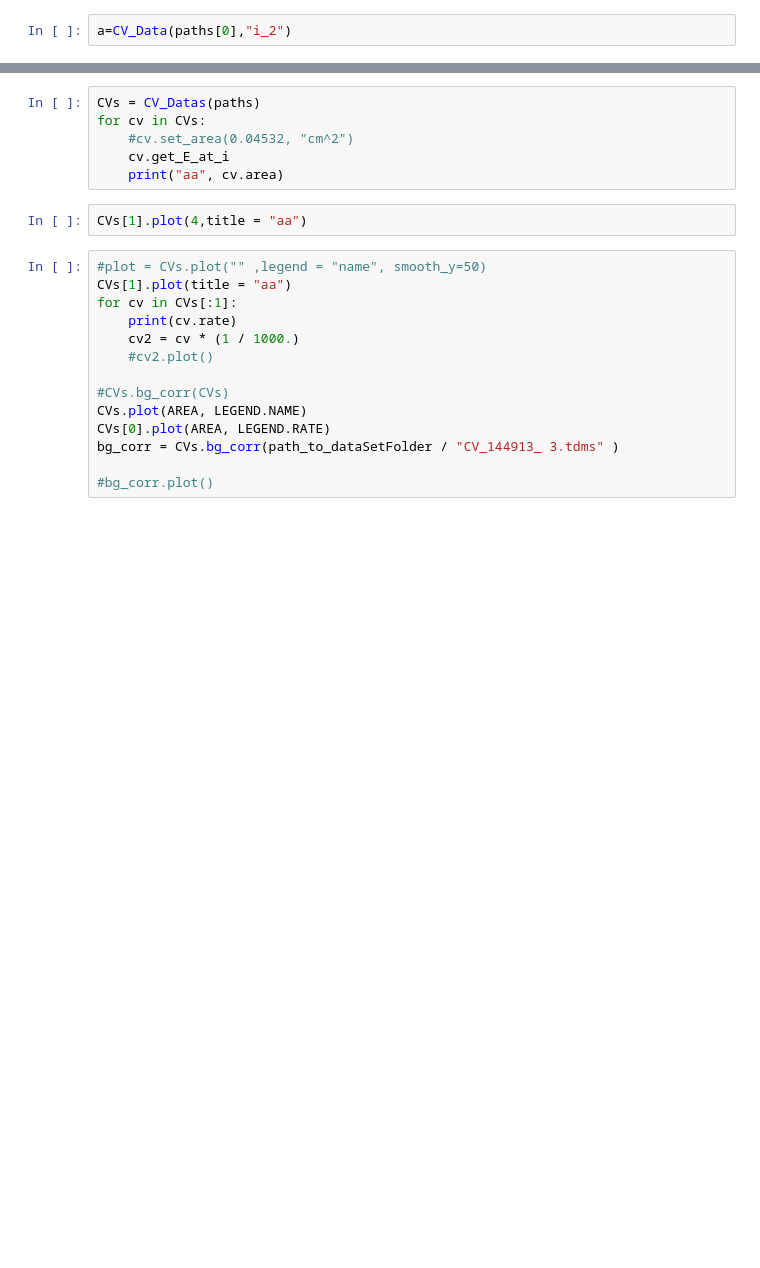
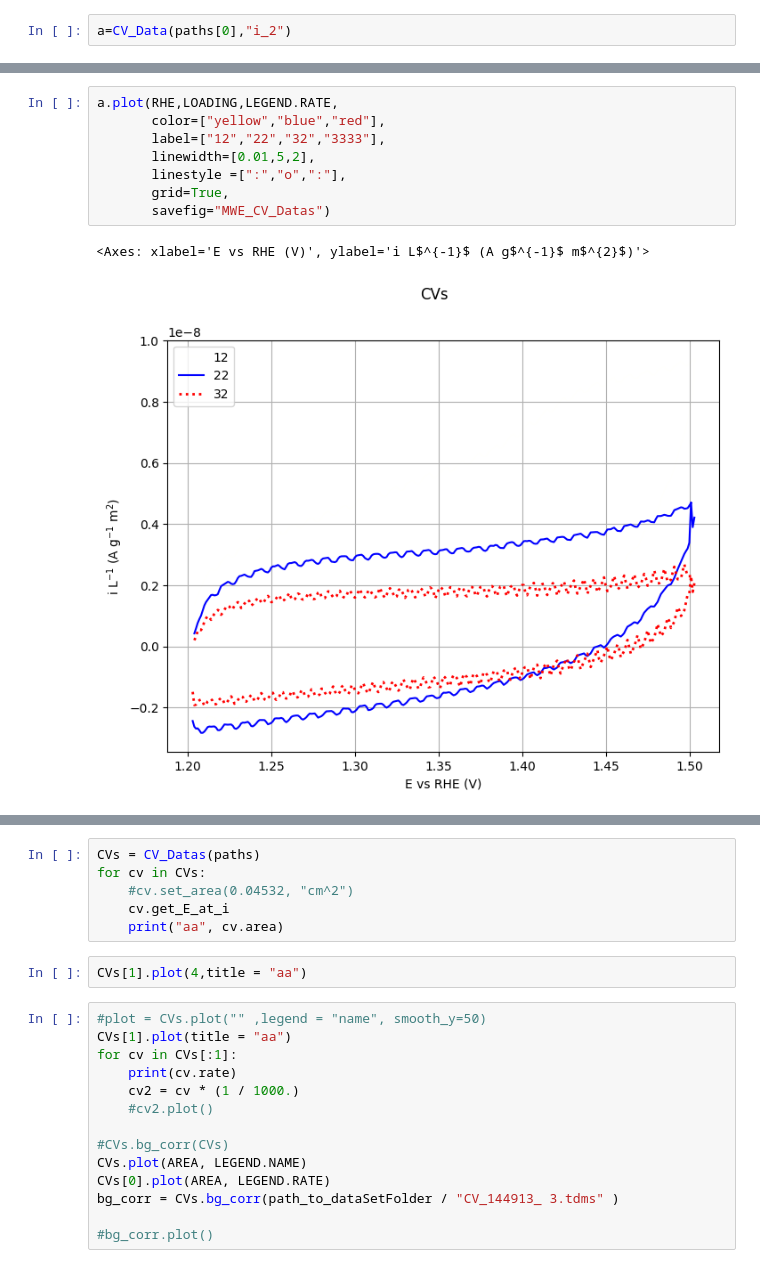
Before and after one commit to NordicEC/EC4py, a Jupyter notebook: dev/CV_Datas/MWE_CV_Datas_0.ipynb, the cells around one changed output, grey strips where cells are left out. Drawn from its saved outputs; the diff is of its cells as text; blank space fills up the shorter version.

```diff
--- a/dev/CV_Datas/MWE_CV_Datas_0.ipynb
+++ b/dev/CV_Datas/MWE_CV_Datas_0.ipynb
@@ -93,3 +53,14 @@ ValueError: At least one value in the dash list must be positive
+# %%
+a.plot(RHE,LOADING,LEGEND.RATE,
+       color=["yellow","blue","red"],
+       label=["12","22","32","3333"],
+       linewidth=[0.01,5,2],
+       linestyle =[":","o",":"],
+       grid=True,
+       savefig="MWE_CV_Datas")
+# %% [output]
+<Axes: xlabel='E vs RHE (V)', ylabel='i L$^{-1}$ (A g$^{-1}$ m$^{2}$)'>
+[figure, added]
 # %%
 
 a[1].get_i_at_E(0.5)
```
Also changed, not shown: parts of 10 cells of this notebook, 14 other files.
